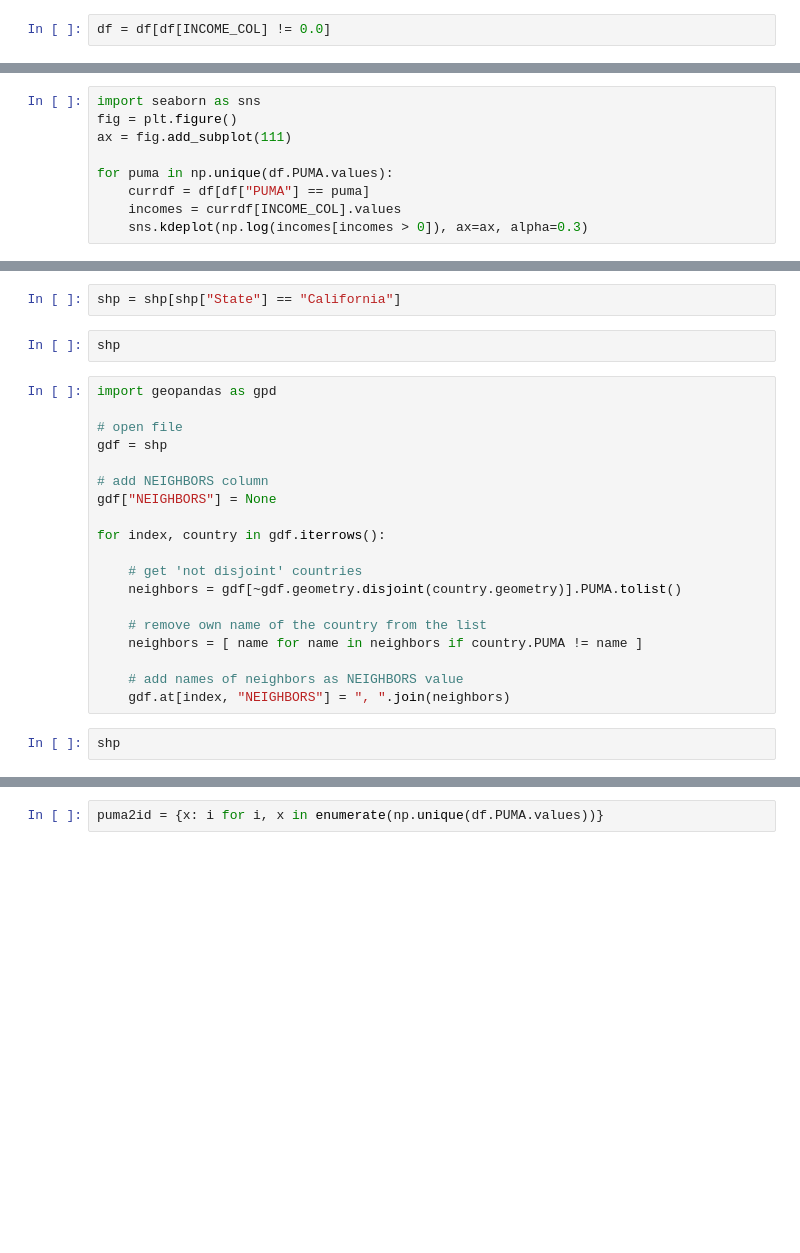
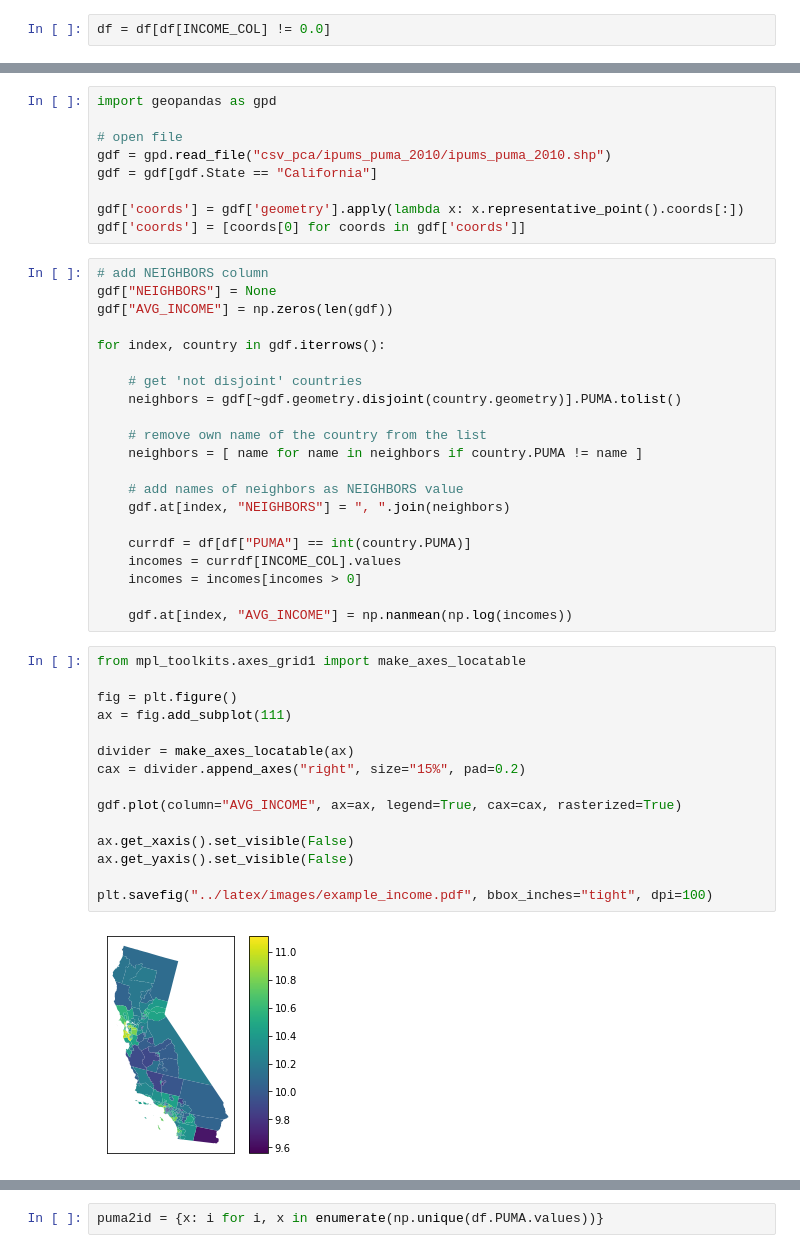
Before and after one commit to mberaha/nrmifactors, a Jupyter notebook: Income Data Preoprocessing.ipynb, the cells around one changed output, grey strips where cells are left out. Drawn from its saved outputs; the diff is of its cells as text; blank space fills up the shorter version.

```diff
--- a/Income Data Preoprocessing.ipynb
+++ b/Income Data Preoprocessing.ipynb
@@ -53,9 +70,0 @@ plt.show()
-# %%
-import seaborn as sns
-fig = plt.figure()
-ax = fig.add_subplot(111)
-
-for puma in np.unique(df.PUMA.values):
-    currdf = df[df["PUMA"] == puma]
-    incomes = currdf[INCOME_COL].values
-    sns.kdeplot(np.log(incomes[incomes > 0]), ax=ax, alpha=0.3)
@@ -93,15 +71,16 @@ shp = gpd.read_file("csv_pca/ipums_puma_2010/ipums_puma_2010.shp")
-# %%
-shp = shp[shp["State"] == "California"]
-# %%
-shp
+# %%
+import geopandas as gpd
+
+# open file
+gdf = gpd.read_file("csv_pca/ipums_puma_2010/ipums_puma_2010.shp")
+gdf = gdf[gdf.State == "California"]
+
+gdf['coords'] = gdf['geometry'].apply(lambda x: x.representative_point().coords[:])
+gdf['coords'] = [coords[0] for coords in gdf['coords']]
 # %%
-import geopandas as gpd
-
-# open file
-gdf = shp
-
 # add NEIGHBORS column
 gdf["NEIGHBORS"] = None
+gdf["AVG_INCOME"] = np.zeros(len(gdf))
 
 for index, country in gdf.iterrows():
 
@@ -113,5 +92,26 @@ for index, country in gdf.iterrows():
 
     # add names of neighbors as NEIGHBORS value
     gdf.at[index, "NEIGHBORS"] = ", ".join(neighbors)
+
+    currdf = df[df["PUMA"] == int(country.PUMA)]
+    incomes = currdf[INCOME_COL].values
+    incomes = incomes[incomes > 0]
+
+    gdf.at[index, "AVG_INCOME"] = np.nanmean(np.log(incomes))
-# %%
-shp
+# %%
+from mpl_toolkits.axes_grid1 import make_axes_locatable
+
+fig = plt.figure()
+ax = fig.add_subplot(111)
+
+divider = make_axes_locatable(ax)
+cax = divider.append_axes("right", size="15%", pad=0.2)
+
+gdf.plot(column="AVG_INCOME", ax=ax, legend=True, cax=cax, rasterized=True)
+
+ax.get_xaxis().set_visible(False)
+ax.get_yaxis().set_visible(False)
+
+plt.savefig("../latex/images/example_income.pdf", bbox_inches="tight", dpi=100)
+# %% [output]
+[figure, added]
```
Also changed, not shown: parts of 35 cells of this notebook, 13 other files.
